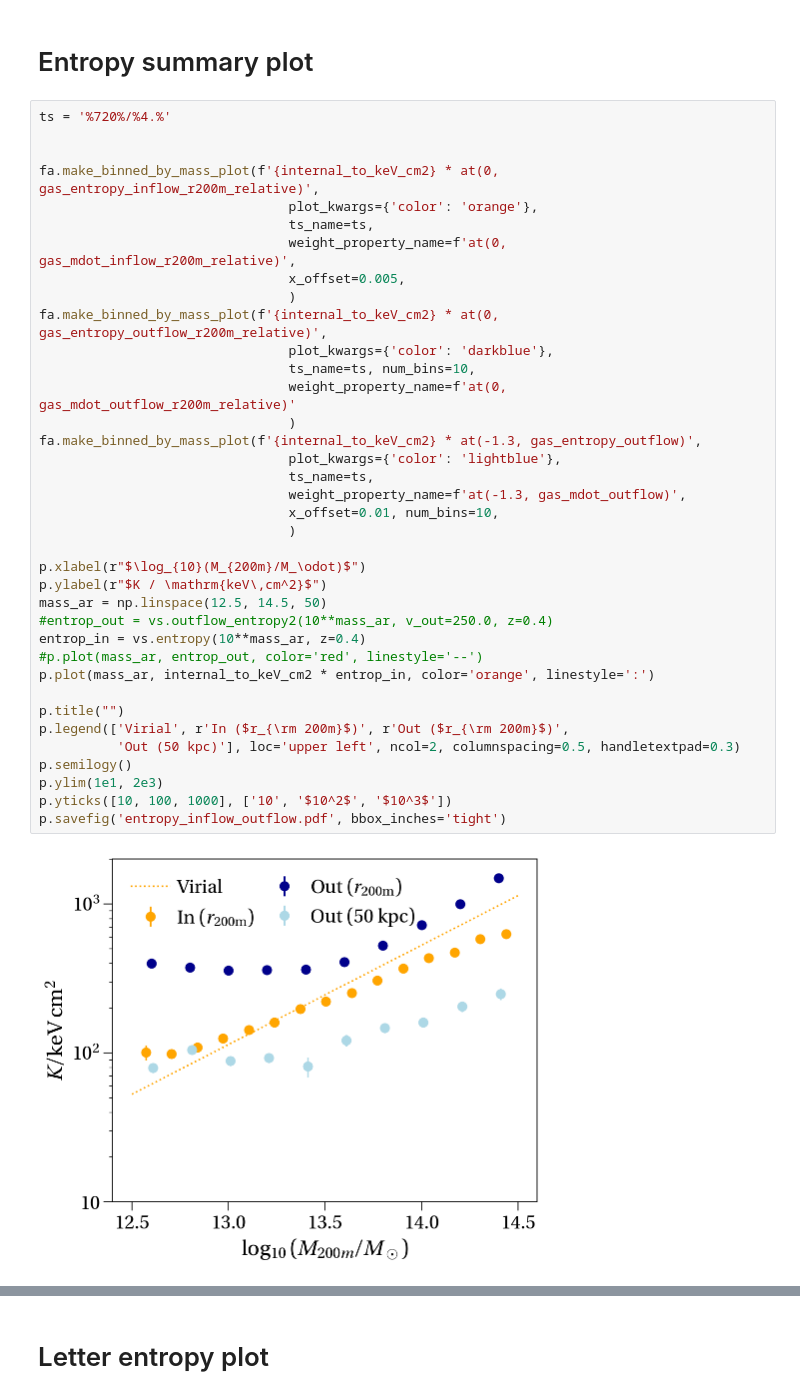
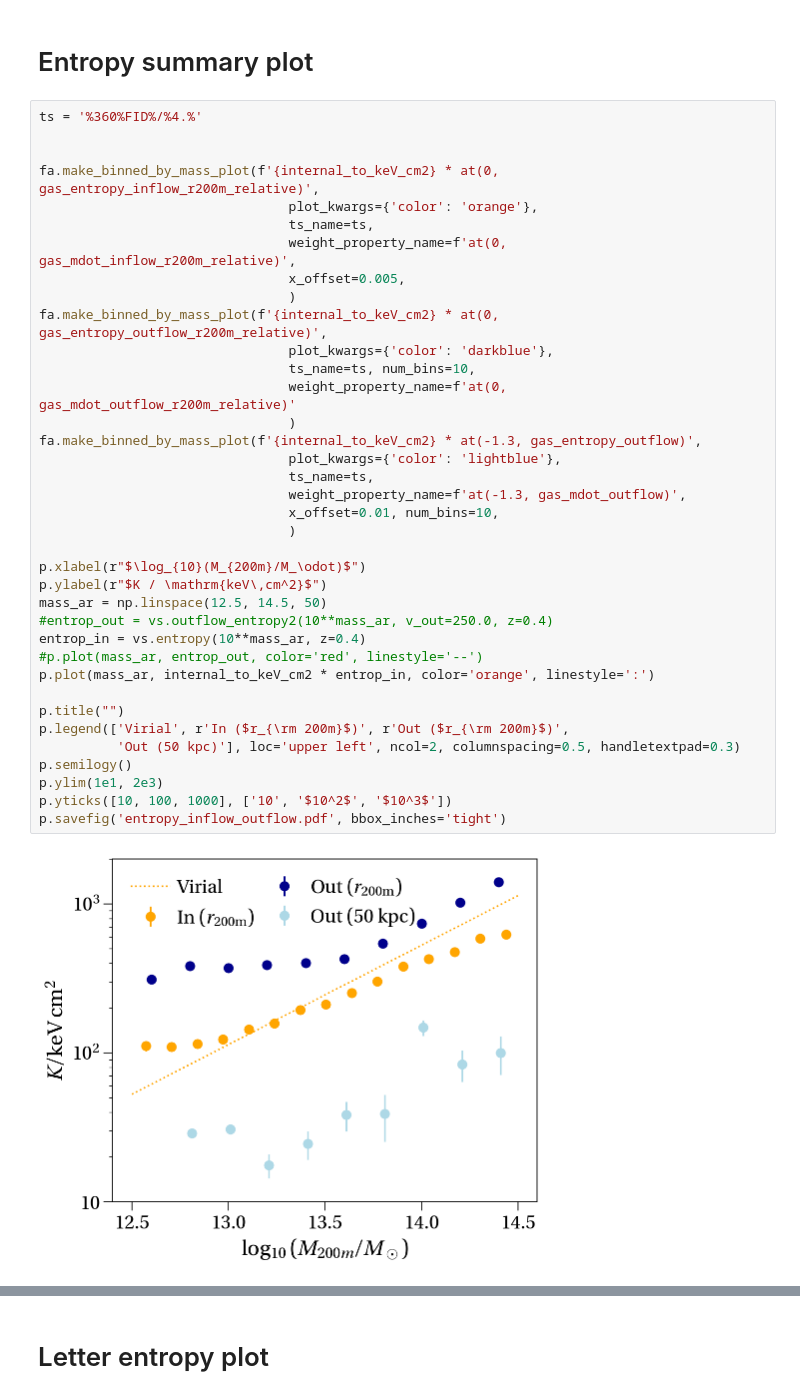
Before and after one commit to apontzen/flamingo_tangos_properties, a Jupyter notebook: paper_plots.ipynb, the cells around one changed output, grey strips where cells are left out. Saved outputs shown, nothing was run; the diff lists cells and outputs as text.

```diff
--- a/paper_plots.ipynb
+++ b/paper_plots.ipynb
@@ -212,7 +210,7 @@ Text(0.05, 0.95, '$z=0.4$ fiducial m8; $r=50\\,{\\rm kpc}$')
 # %% [markdown]
 # Entropy summary plot
 # %%
-ts = '%720%/%4.%'
+ts = '%360%FID%/%4.%'
 
 
 fa.make_binned_by_mass_plot(f'{internal_to_keV_cm2} * at(0, gas_entropy_inflow_r200m_relative)',
@@ -222,31 +220,31 @@ fa.make_binned_by_mass_plot(f'{internal_to_keV_cm2} * at(0, gas_entropy_inflow_r
                                 x_offset=0.005,
                                 )
 fa.make_binned_by_mass_plot(f'{internal_to_keV_cm2} * at(0, gas_entropy_outflow_r200m_relative)',
                                 plot_kwargs={'color': 'darkblue'},
                                 ts_name=ts, num_bins=10,
                                 weight_property_name=f'at(0, gas_mdot_outflow_r200m_relative)'
                                 )
 fa.make_binned_by_mass_plot(f'{internal_to_keV_cm2} * at(-1.3, gas_entropy_outflow)',
                                 plot_kwargs={'color': 'lightblue'},
                                 ts_name=ts,
                                 weight_property_name=f'at(-1.3, gas_mdot_outflow)',
                                 x_offset=0.01, num_bins=10,
                                 )
 
 p.xlabel(r"$\log_{10}(M_{200m}/M_\odot)$")
 p.ylabel(r"$K / \mathrm{keV\,cm^2}$")
 mass_ar = np.linspace(12.5, 14.5, 50)
 #entrop_out = vs.outflow_entropy2(10**mass_ar, v_out=250.0, z=0.4)
 entrop_in = vs.entropy(10**mass_ar, z=0.4)
 #p.plot(mass_ar, entrop_out, color='red', linestyle='--')
 p.plot(mass_ar, internal_to_keV_cm2 * entrop_in, color='orange', linestyle=':')
 
 p.title("")
 p.legend(['Virial', r'In ($r_{\rm 200m}$)', r'Out ($r_{\rm 200m}$)',
           'Out (50 kpc)'], loc='upper left', ncol=2, columnspacing=0.5, handletextpad=0.3)
 p.semilogy()
 p.ylim(1e1, 2e3)
 p.yticks([10, 100, 1000], ['10', '$10^2$', '$10^3$'])
 p.savefig('entropy_inflow_outflow.pdf', bbox_inches='tight')
 # %% [output]
-[figure, old version]
+[figure, new version]
```
Also changed, not shown: parts of 6 cells of this notebook.
